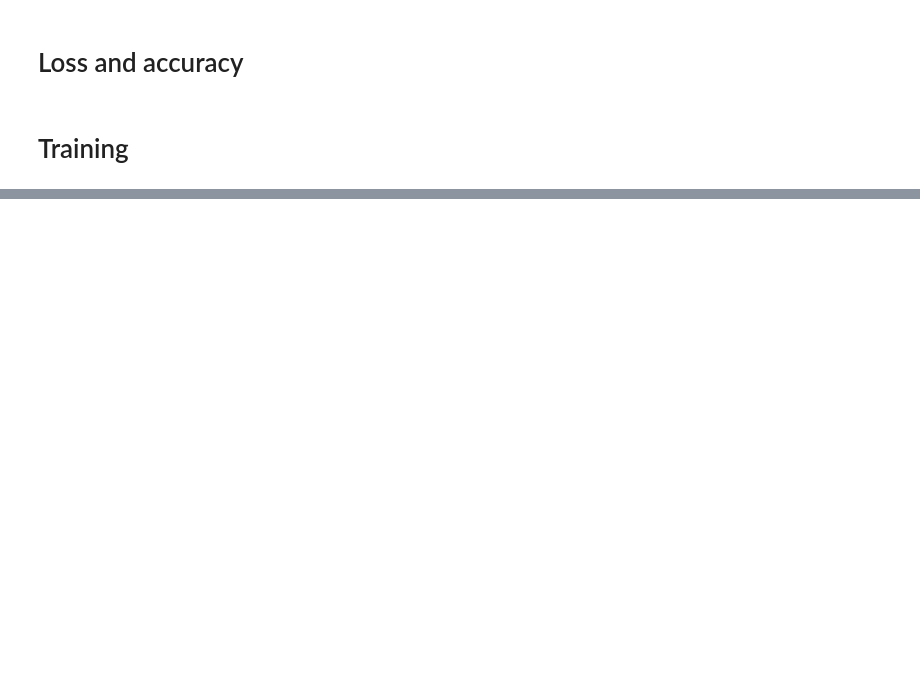
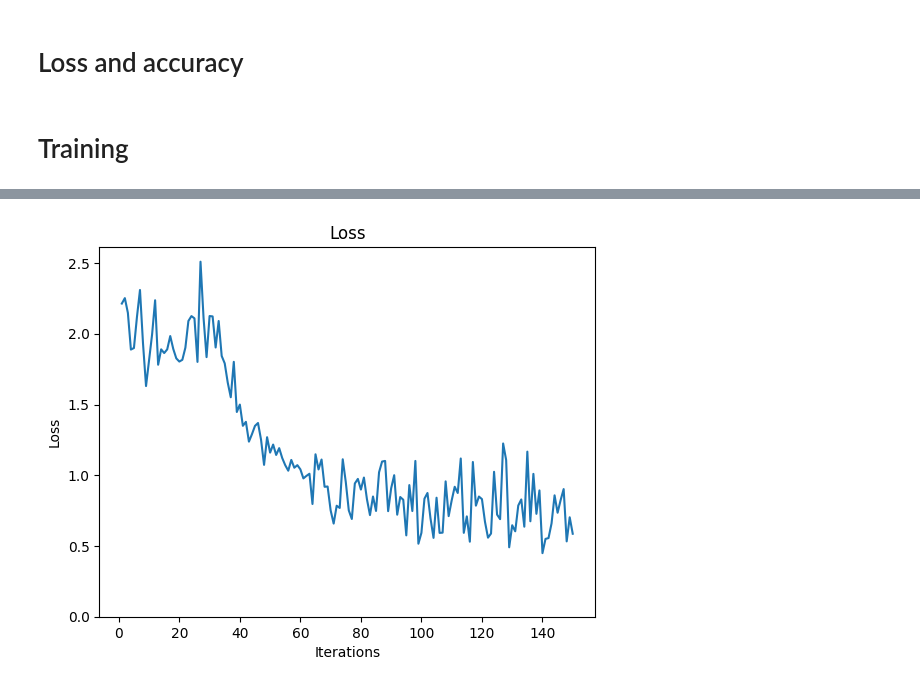
Before and after one commit to erikrecio/qurriculum_learning, a Jupyter notebook: qurriculum/main_penny.ipynb, the cells around one changed output, grey strips where cells are left out. Saved outputs shown, nothing was run; the diff lists cells and outputs as text; code cells hidden in the pictures; blank space fills up the shorter version.

```diff
--- a/qurriculum/main_penny.ipynb
+++ b/qurriculum/main_penny.ipynb
@@ -370,0 +380,33 @@ plt.show()
+# %%
+plus_iter = 0
+
+for i in range(plus_iter):
+
+    it+=1
+
+    # Update the weights by one optimizer step
+    batch_index = np.random.randint(0, num_train, (batch_size,))
+    gs_train_batch = gs_train[batch_index]
+    labels_train_batch = labels_train[batch_index]
+
+    w, b, _, _ = opt.step(loss, w, b, gs_train_batch, labels_train_batch)
+    weights.append(w)
+    bias.append(b)
+
+    # Compute predictions and accuracy on train and validation set
+    pred_train, acc_train = pred_acc(w, b, gs_train, labels_train)
+    pred_val, acc_val = pred_acc(w, b, gs_val, labels_val) if len(labels_val)>0 else [0, 0]
+
+    # Save prediction for later plotting
+    pred_train_arr.append(pred_train)
+    pred_val_arr.append(pred_val)
+    acc_train_arr.append(acc_train)
+    acc_val_arr.append(acc_val)
+
+    l = loss(w, b, gs_list, labels_list)
+    losses.append(l)
+
+    print(
+        "Iter: {:5d} | Loss: {:0.7f} | Acc train: {:0.7f} | Acc validation: {:0.7f}"
+        "".format(it+1, l, acc_train, acc_val)
+    )
@@ -370,0 +481,12 @@ plt.show()
+# %%
+plt.plot(range(1, len(acc_train_arr)+1), losses)
+
+plt.xlabel('Iterations')
+plt.ylabel("Loss")
+plt.title("Loss")
+
+plt.ylim(bottom=0)
+
+plt.show()
+# %% [output]
+[figure, added]
```
Also changed, not shown: parts of 14 cells of this notebook.
